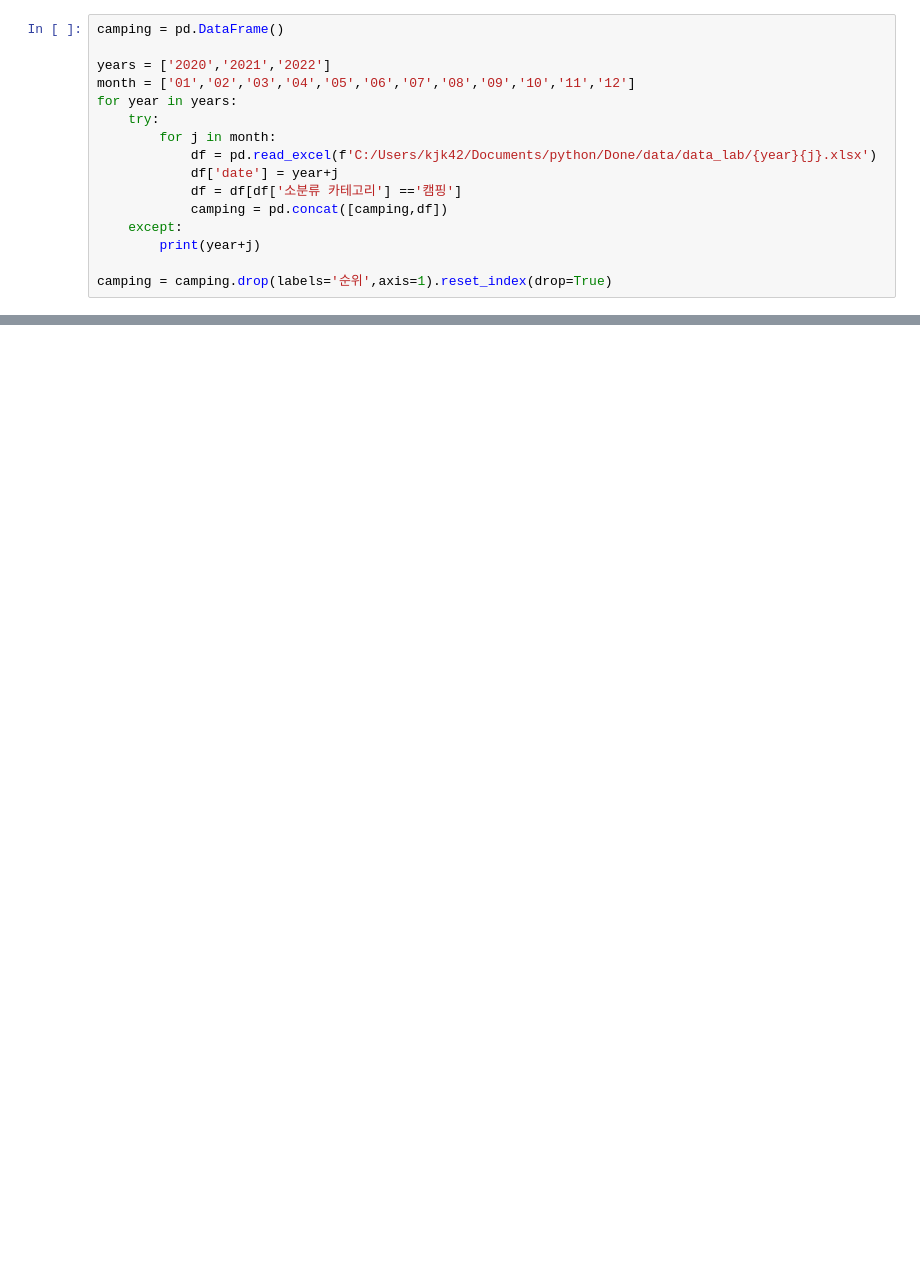
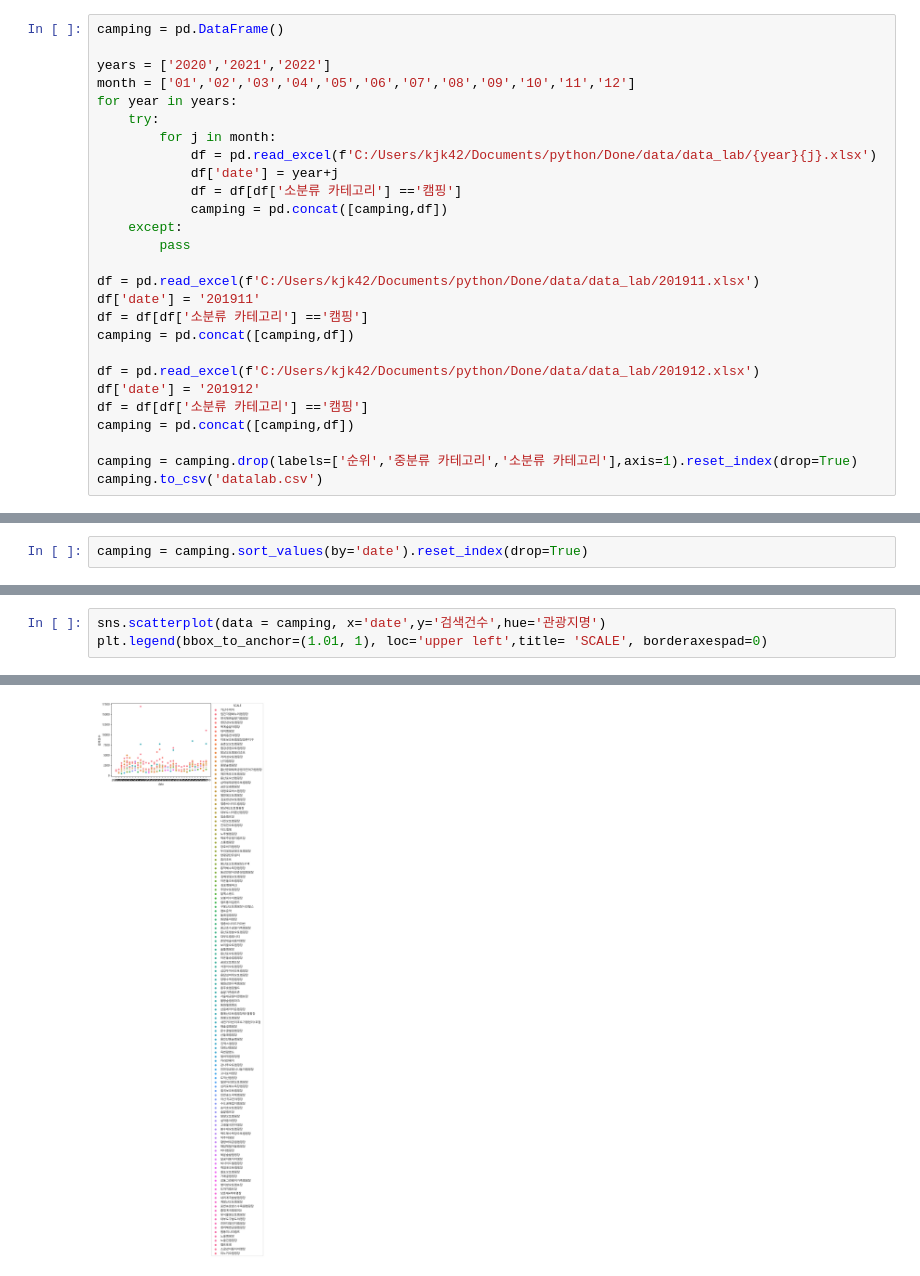
Before and after one commit to tiamoirony/Done, a Jupyter notebook: jk.ipynb, the cells around one changed output, grey strips where cells are left out. Drawn from its saved outputs; the diff is of its cells as text; blank space fills up the shorter version.

```diff
--- a/jk.ipynb
+++ b/jk.ipynb
@@ -14,6 +44,17 @@ for year in years:
             df = df[df['소분류 카테고리'] =='캠핑']
             camping = pd.concat([camping,df])
     except:
-        print(year+j)
+        pass
 
-camping = camping.drop(labels='순위',axis=1).reset_index(drop=True)
+df = pd.read_excel(f'C:/Users/kjk42/Documents/python/Done/data/data_lab/201911.xlsx')
+df['date'] = '201911'
+df = df[df['소분류 카테고리'] =='캠핑']
+camping = pd.concat([camping,df])
+
+df = pd.read_excel(f'C:/Users/kjk42/Documents/python/Done/data/data_lab/201912.xlsx')
+df['date'] = '201912'
+df = df[df['소분류 카테고리'] =='캠핑']
+camping = pd.concat([camping,df])
+
+camping = camping.drop(labels=['순위','중분류 카테고리','소분류 카테고리'],axis=1).reset_index(drop=True)
+camping.to_csv('datalab.csv')
@@ -39,0 +61,2 @@ camping
+# %%
+camping = camping.sort_values(by='date').reset_index(drop=True)
@@ -39,0 +122,4 @@ camping
+# %%
+sns.scatterplot(data = camping, x='date',y='검색건수',hue='관광지명')
+plt.legend(bbox_to_anchor=(1.01, 1), loc='upper left',title= 'SCALE', borderaxespad=0)
+# %% [output]
@@ -39,0 +127 @@ camping
+[figure, added]
```
Also changed, not shown: parts of 11 cells of this notebook.
